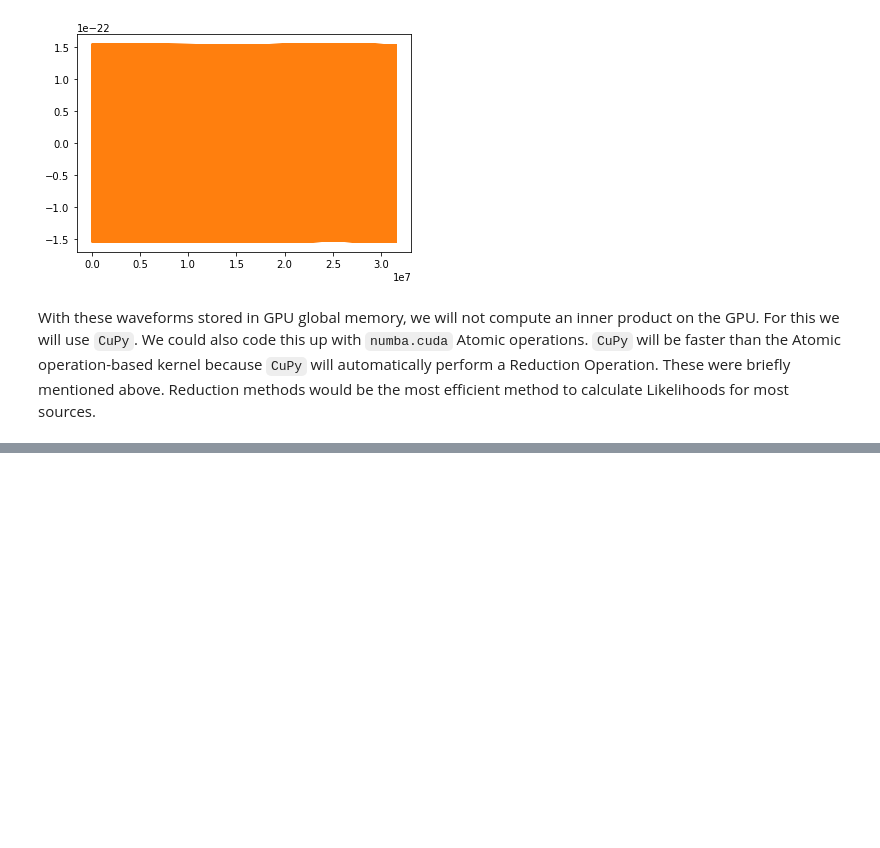
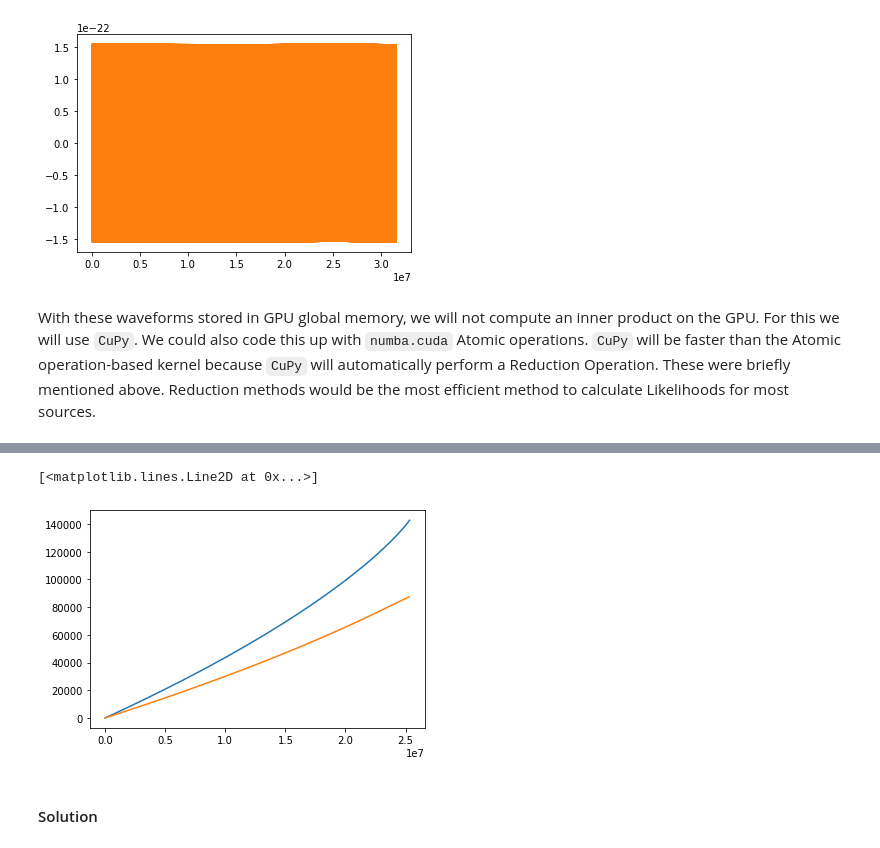
Before and after one commit to mikekatz04/GPU_and_GWs_Tutorial, a Jupyter notebook: GPUs_and_GWs.ipynb, the cells around one changed output, grey strips where cells are left out. Cells and saved outputs as stored; diff of their text form; code cells hidden in the pictures; blank space fills up the shorter version.

```diff
--- a/GPUs_and_GWs.ipynb
+++ b/GPUs_and_GWs.ipynb
@@ -1120,0 +1228,8 @@ assert np.allclose(inner_product_cpu, inner_product.get())
+# %%
+plt.plot(t_new, Phi_phi_new_cpu)
+plt.plot(t_new, Phi_r_new_cpu)
+# %% [output]
+[<matplotlib.lines.Line2D at 0x...>]
+[figure, added]
+# %% [markdown]
+#### Solution
```
Also changed, not shown: parts of 33 cells of this notebook.
